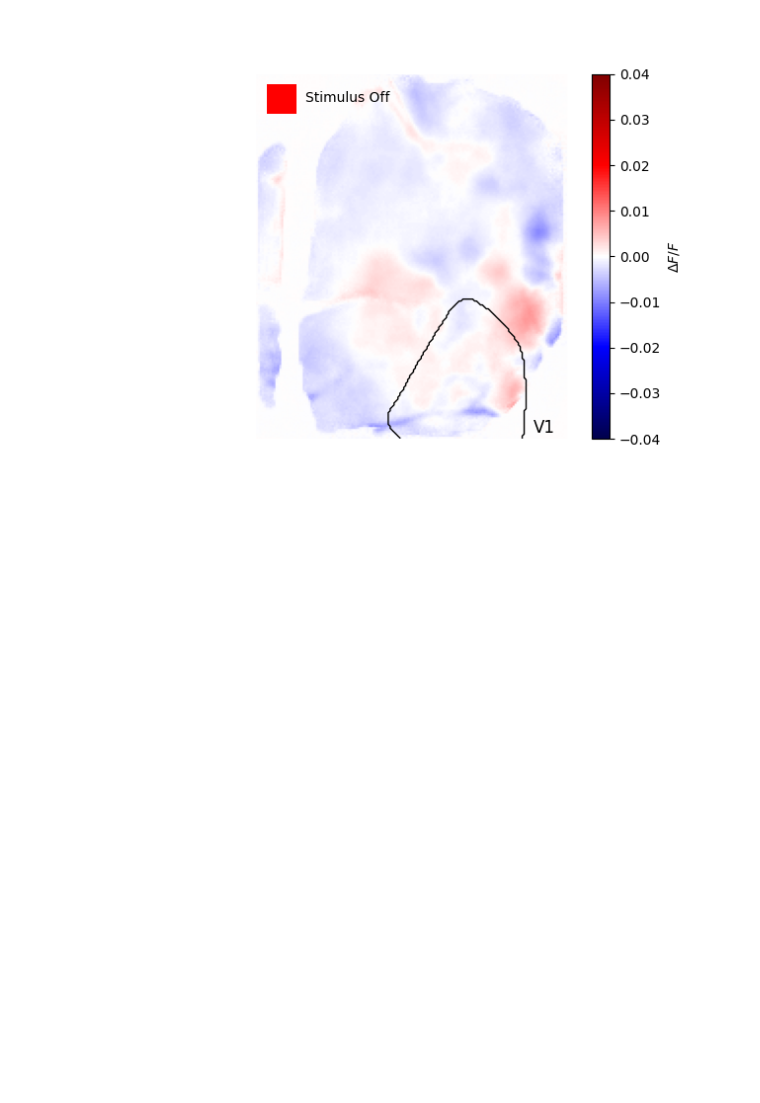
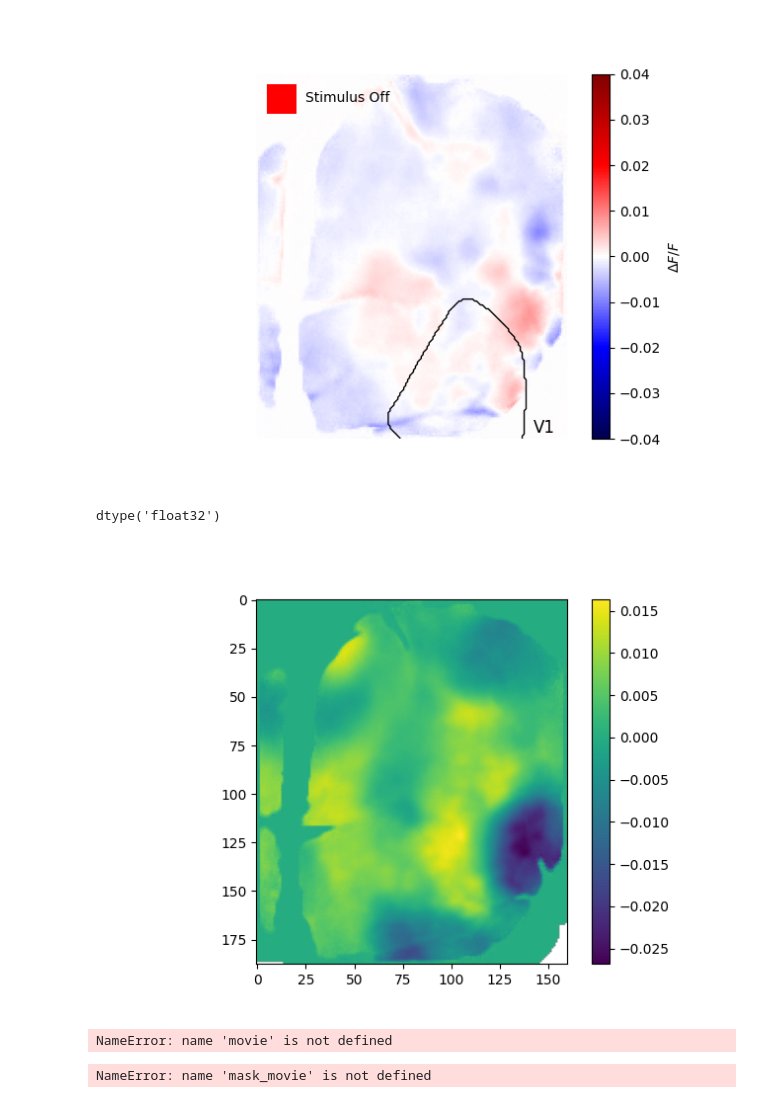
Before and after one commit to katienb/perception_project, a Jupyter notebook: perception_project/movies.ipynb, the cells around one changed output. Saved outputs shown, nothing was run; the diff lists cells and outputs as text; code cells hidden in the pictures; blank space fills up the shorter version.

```diff
--- a/perception_project/movies.ipynb
+++ b/perception_project/movies.ipynb
@@ -121,3 +120,7 @@ plt.close('all')
 play_movie_with_stimulus(movie, fps/5, stim_start_frame, stim_end_frame, contours)
 # %% [output]
 [figure]
+# %%
+movie.dtype
+# %% [output]
+dtype('float32')
@@ -123,0 +129,41 @@ play_movie_with_stimulus(movie, fps/5, stim_start_frame, stim_end_frame, contour
+# %%
+plt.close('all')
+movie_masked = movie.astype(float)
+movie_masked[movie_masked == 0] = np.nan
+plt.imshow(movie_masked[0])
+plt.colorbar()
+plt.show()
+# %% [output]
+[figure, added]
+# %%
+import cv2
+
+def mask_movie(movie, raw_mask, binning):
+    mask = cv2.resize(raw_mask, (0, 0), fx=1/binning, fy=1/binning, interpolation=cv2.INTER_LINEAR)
+    movie_size = movie.shape[1:3]
+    mask = mask[:movie_size[0], :movie_size[1]].astype(bool)
+    return movie * mask
+
+segment = np.nan_to_num(movie)
+segment_masked = mask_movie(segment, raw_mask, binning)
+# %% [output]
+NameError: name 'movie' is not defined
+# %%
+mouse = "cfm002mjr"
+date = 240510
+rec = 'meas01'
+
+denoised_path = "N:/GEVI_Wave/Analysis/Visual/" + mouse + "/20" + str(date) + "/" + rec + '/cG_unmixed_dFF_denoised_2.h5'
+
+with h5py.File(denoised_path, 'r') as mov_file:
+    specs = mov_file["specs"]
+    fps = specs['fps'][()][0][0][0]
+    raw_mask = specs["extra_specs"]["mask"][()][0]
+    binning = specs["binning"][()][0][0][0]  # Extract binning factor
+
+    mov = mov_file['mov'][()]
+    movie_full = np.nan_to_num(mov)
+
+    movie_masked = mask_movie(movie, raw_mask, binning)
+# %% [output]
+NameError: name 'mask_movie' is not defined
```
Also changed, not shown: parts of 3 cells of this notebook, 22 other files.
